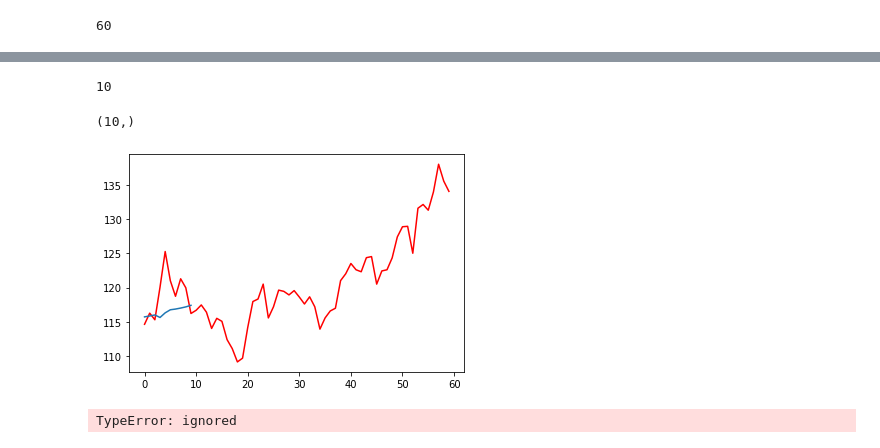
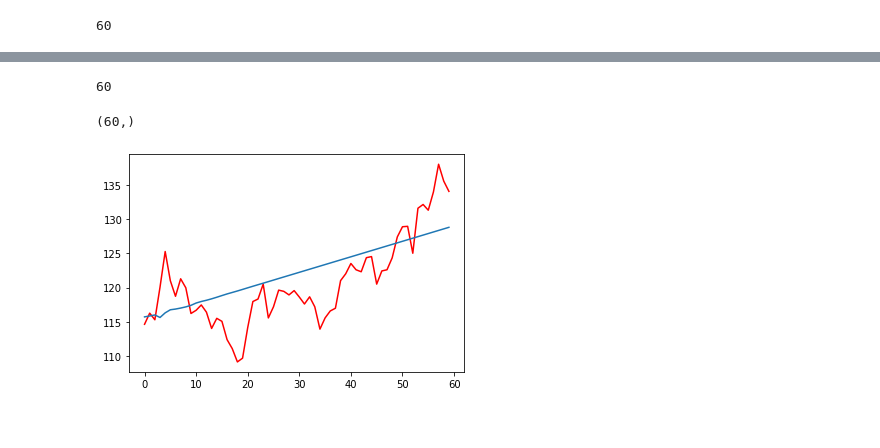
Before and after one commit to aliostadi/Apple-Stock-Price-Prediction, a Jupyter notebook: final_project_bachelor_.ipynb, the cells around one changed output, grey strips where cells are left out. Drawn from its saved outputs; the diff is of its cells as text; code cells hidden in the pictures.

```diff
--- a/final_project_bachelor_.ipynb
+++ b/final_project_bachelor_.ipynb
@@ -842,4 +846,7 @@ len(training_set2)+len(test_set2)-len(training_set2)
 # %% [output]
 60
 # %%
-predict=arima_moadel.predict(start=len(training_set2),end=len(training_set2)+len(test_set2)+50)
+# predict=arima_moadel.predict(start=len(training_set2),end=len(training_set2)+len(test_set2))
+predictedARIMA, confint =arima_moadel.predict(n_periods=len(test_set2), return_conf_int=True)
+
+predictedARIMA
@@ -846,27 +869,26 @@ predict=arima_moadel.predict(start=len(training_set2),end=len(training_set2)+len
 # %%
-len(predict)
+len(predictedARIMA)
 # %% [output]
-10
+60
 # %%
 plt.plot(test_set2,c='red')
-plt.plot(predict)
-print(predict.shape)
+plt.plot(predictedARIMA)
+print(predictedARIMA.shape)
 # %% [output]
-(10,)
+(60,)
-[figure, old version]
+[figure, new version]
 # %%
-history = [x for x in training_set2]
-predictedARIMA= list()
-for t in range(len(test_set2)): #be ezaye har nemooneye test
-   model = ARIMA(history, order=(5,2,0))# p=14 ,d=1(tafazolgiri 1 martabe), q=14
-   model_fit = model.fit()
-   output = model_fit.forecast()
-   yhat = output[0]
-   predictedARIMA.append(yhat)
-   obs = test_set2[t]
-   history.append(obs)
+# history = [x for x in training_set2]
+
+# predictedARIMA= list()
+# for t in range(len(test_set2)): #be ezaye har nemooneye test
+#    model = ARIMA(history, order=(5,2,0))# p=14 ,d=1(tafazolgiri 1 martabe), q=14
+#    model_fit = model.fit()
+#    output = model_fit.forecast()
+#    yhat = output[0]
+#    predictedARIMA.append(yhat)
+#    obs = test_set2[t]
+#    history.append(obs)
-# %% [output]
-TypeError: ignored
 # %%
 plt.plot(test_set2, color = 'red', label = 'Real Stock Price')
 plt.plot(predictedARIMA, color = 'blue', label = 'Predicted Stock Price')
```
Also changed, not shown: parts of 38 cells of this notebook.
